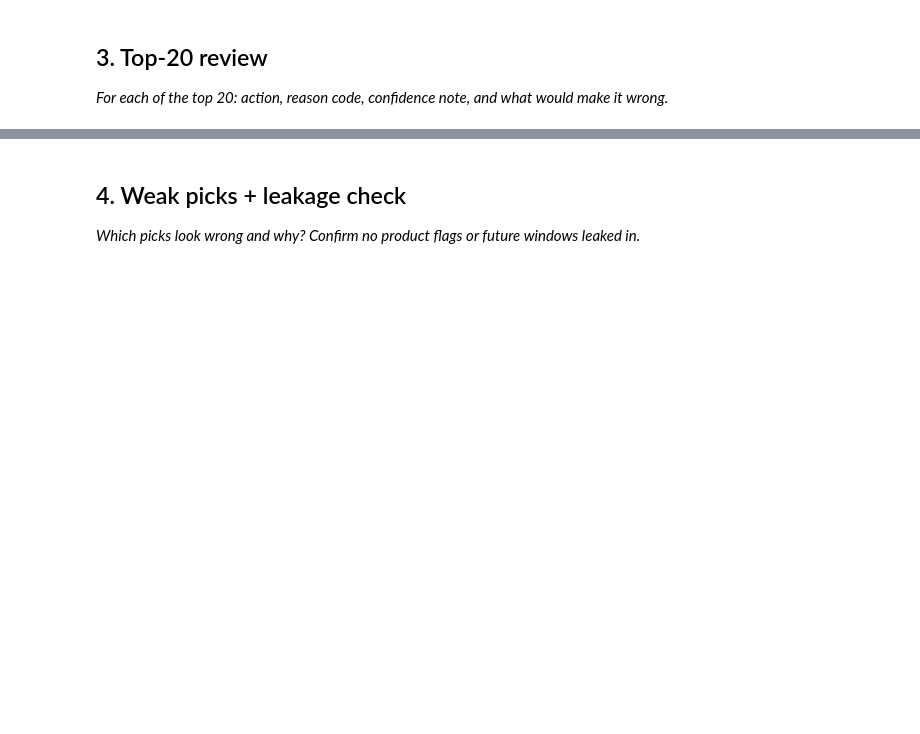
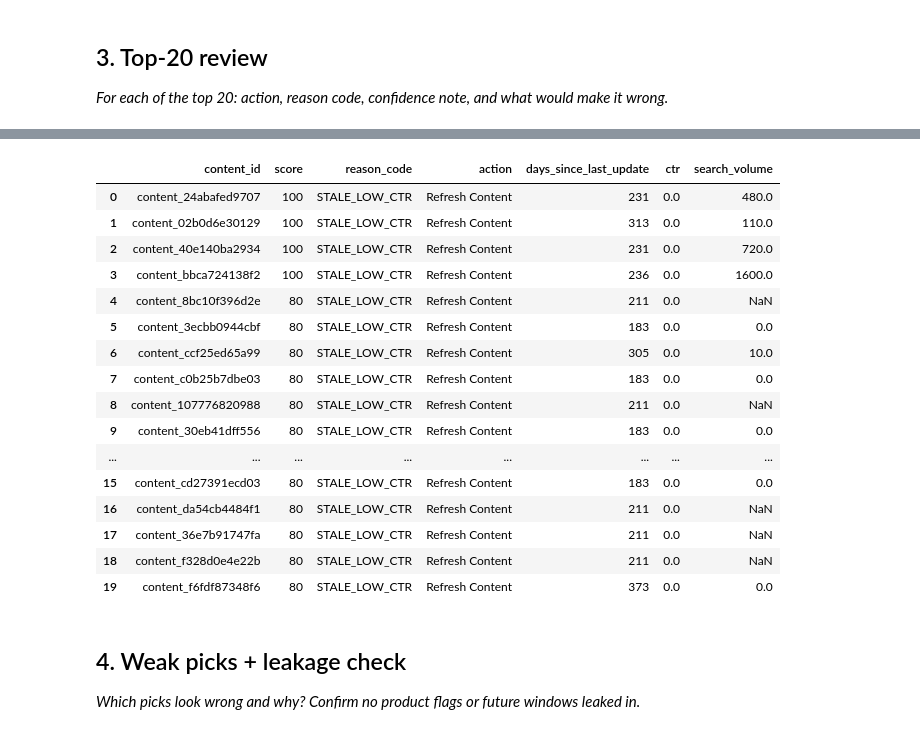
Before and after one commit to lthendral10/flyrank-ml-internship, a Jupyter notebook: work/notebooks/w04_baseline_score.ipynb, the cells around one changed output, grey strips where cells are left out. Saved outputs shown, nothing was run; the diff lists cells and outputs as text; code cells hidden in the pictures; blank space fills up the shorter version.

```diff
--- a/work/notebooks/w04_baseline_score.ipynb
+++ b/work/notebooks/w04_baseline_score.ipynb
@@ -30,3 +237,33 @@ This skeleton is yours to fill. Work the sections **in order** — each one has
+# %%
+top20 = ranked.head(20)
+
+top20[[
+    "content_id",
+    "score",
+    "reason_code",
+    "action",
+    "days_since_last_update",
+    "ctr",
+    "search_volume"
+]]
+# %% [output]
+|  | content_id | score | reason_code | action | days_since_last_update | ctr | search_volume |
+| 0 | content_24abafed9707 | 100 | STALE_LOW_CTR | Refresh Content | 231 | 0.0 | 480.0 |
+| 1 | content_02b0d6e30129 | 100 | STALE_LOW_CTR | Refresh Content | 313 | 0.0 | 110.0 |
+| 2 | content_40e140ba2934 | 100 | STALE_LOW_CTR | Refresh Content | 231 | 0.0 | 720.0 |
+| 3 | content_bbca724138f2 | 100 | STALE_LOW_CTR | Refresh Content | 236 | 0.0 | 1600.0 |
+| 4 | content_8bc10f396d2e | 80 | STALE_LOW_CTR | Refresh Content | 211 | 0.0 | NaN |
+| 5 | content_3ecbb0944cbf | 80 | STALE_LOW_CTR | Refresh Content | 183 | 0.0 | 0.0 |
+| 6 | content_ccf25ed65a99 | 80 | STALE_LOW_CTR | Refresh Content | 305 | 0.0 | 10.0 |
+| 7 | content_c0b25b7dbe03 | 80 | STALE_LOW_CTR | Refresh Content | 183 | 0.0 | 0.0 |
+| 8 | content_107776820988 | 80 | STALE_LOW_CTR | Refresh Content | 211 | 0.0 | NaN |
+| 9 | content_30eb41dff556 | 80 | STALE_LOW_CTR | Refresh Content | 183 | 0.0 | 0.0 |
+| ... | ... | ... | ... | ... | ... | ... | ... |
+| 15 | content_cd27391ecd03 | 80 | STALE_LOW_CTR | Refresh Content | 183 | 0.0 | 0.0 |
+| 16 | content_da54cb4484f1 | 80 | STALE_LOW_CTR | Refresh Content | 211 | 0.0 | NaN |
+| 17 | content_36e7b91747fa | 80 | STALE_LOW_CTR | Refresh Content | 211 | 0.0 | NaN |
+| 18 | content_f328d0e4e22b | 80 | STALE_LOW_CTR | Refresh Content | 211 | 0.0 | NaN |
+| 19 | content_f6fdf87348f6 | 80 | STALE_LOW_CTR | Refresh Content | 373 | 0.0 | 0.0 |
 # %% [markdown]
 ## 4. Weak picks + leakage check
 
```
Also changed, not shown: parts of 11 cells of this notebook.
